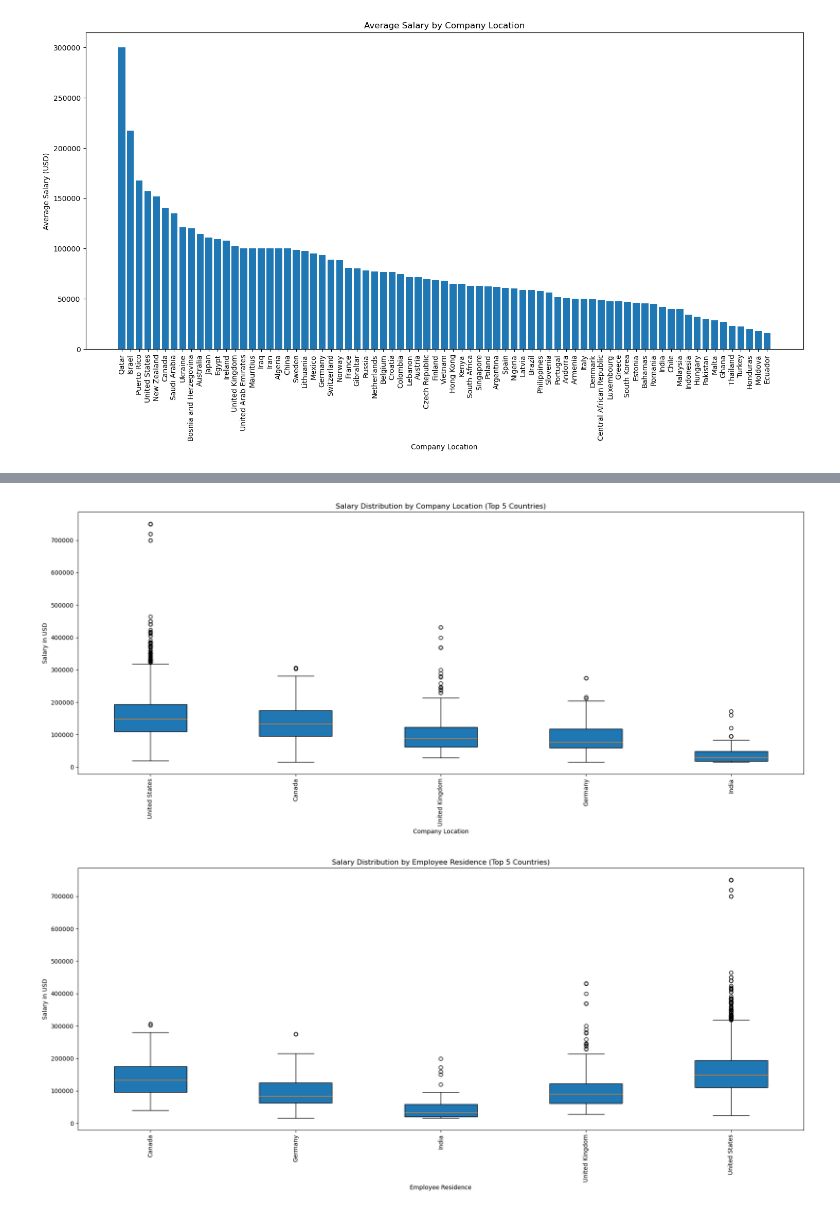
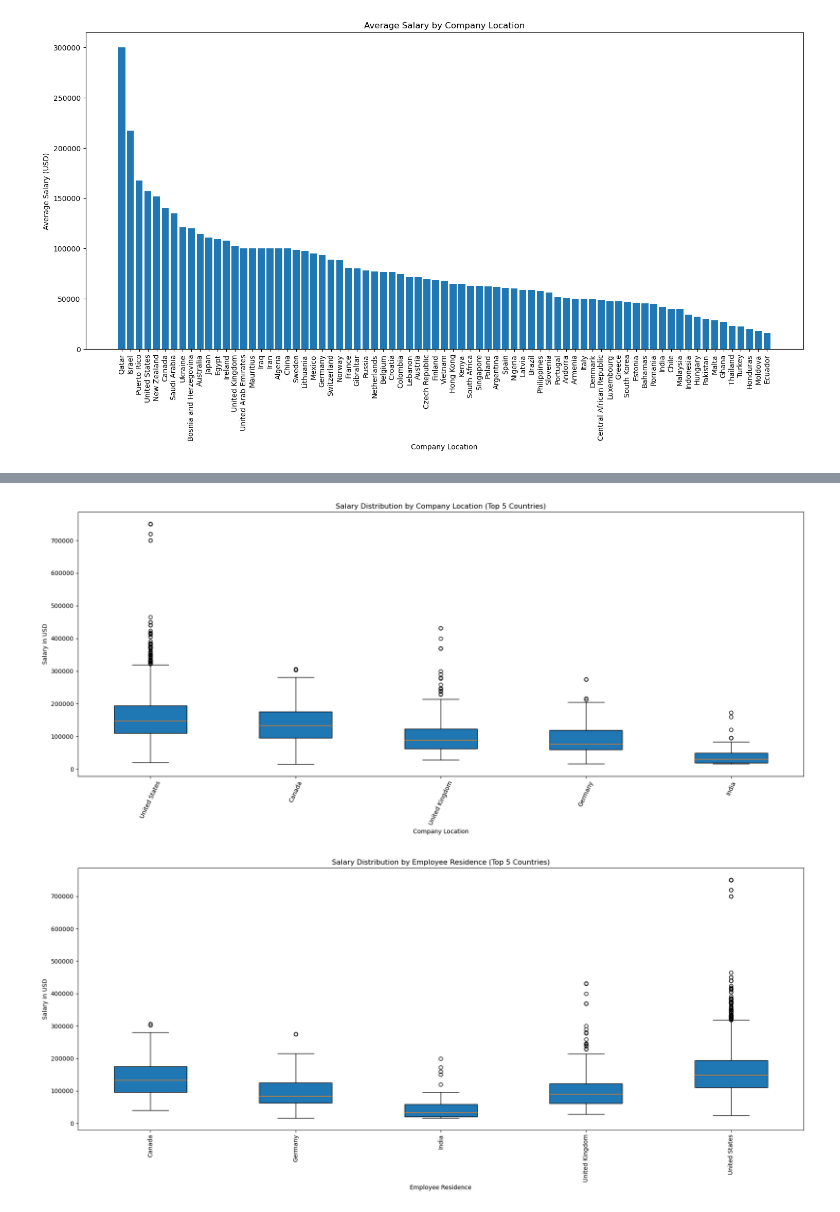
Before and after one commit to sellerstx1982/data_science_salaries, a Jupyter notebook: data_science_salaries_gus.ipynb, the cells around one changed output, grey strips where cells are left out. Saved outputs shown, nothing was run; the diff lists cells and outputs as text; code cells hidden in the pictures.

```diff
--- a/data_science_salaries_gus.ipynb
+++ b/data_science_salaries_gus.ipynb
@@ -183,27 +224,27 @@ plt.show()
 # %%
 countries = ['United States', 'United Kingdom', 'Canada', 'Germany', 'India']
 
 filtered_data = df_ds_salaries[df_ds_salaries['Company Location'].isin(countries)]
 
 average_salaries = filtered_data.groupby('Company Location')['Salary in USD'].mean().reset_index()
 
 top_n = 10
 high_value_countries = average_salaries.sort_values(by='Salary in USD', ascending=False).head(top_n)['Company Location']
 
 high_value_data = filtered_data[filtered_data['Company Location'].isin(high_value_countries)]
 
 salaries_by_location = [high_value_data[high_value_data['Company Location'] == location]['Salary in USD'] for location in high_value_countries]
 
 plt.figure(figsize=(18, 8))
 plt.boxplot(salaries_by_location, labels=high_value_countries, patch_artist=True)
 plt.xlabel('Company Location')
 plt.ylabel('Salary in USD')
 plt.title('Salary Distribution by Company Location (Top 5 Countries)')
-plt.xticks(rotation=90)
+plt.xticks(rotation=65)
 plt.tight_layout()
 plt.show()
 # %% [output]
-[figure, old version]
+[figure, new version]
 # %%
 countries = ['United States', 'United Kingdom', 'Canada', 'Germany', 'India']
 
```
Also changed, not shown: parts of 1 cell of this notebook.
